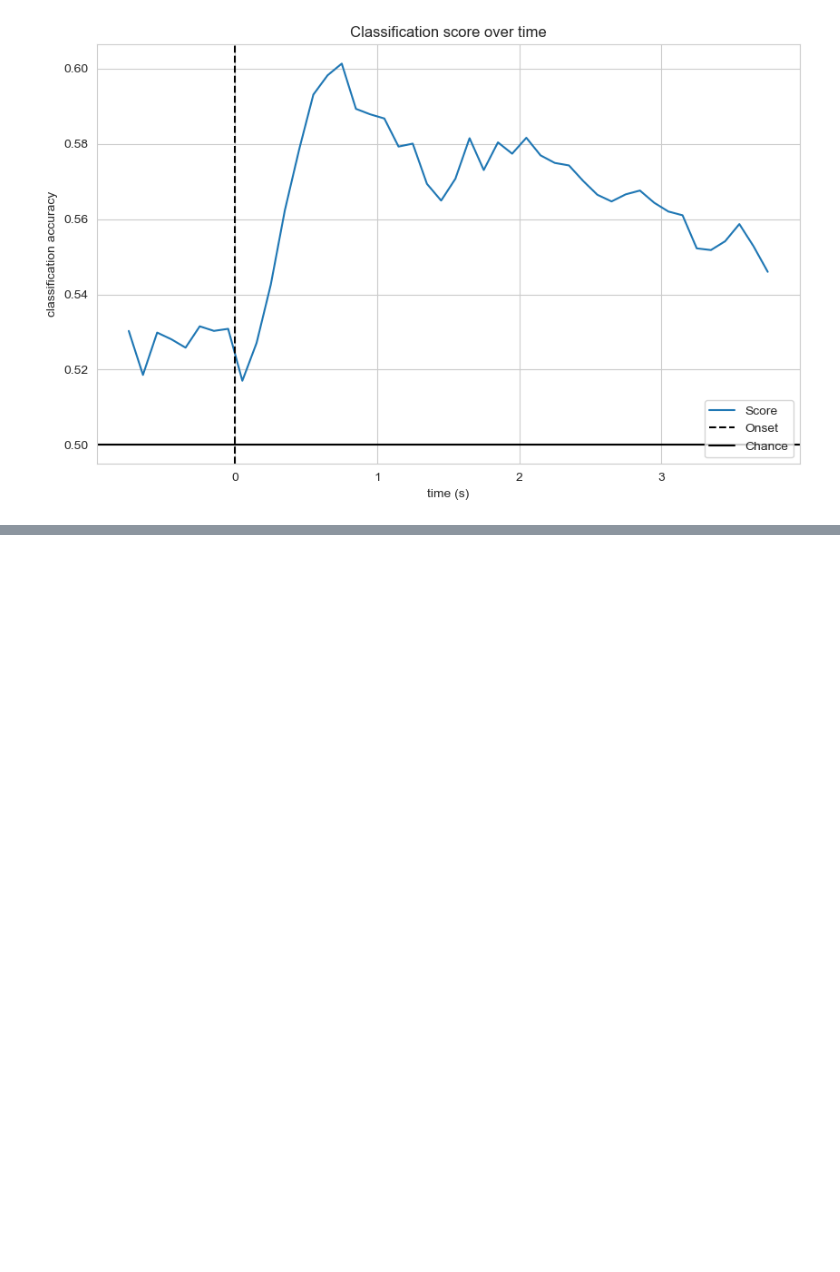
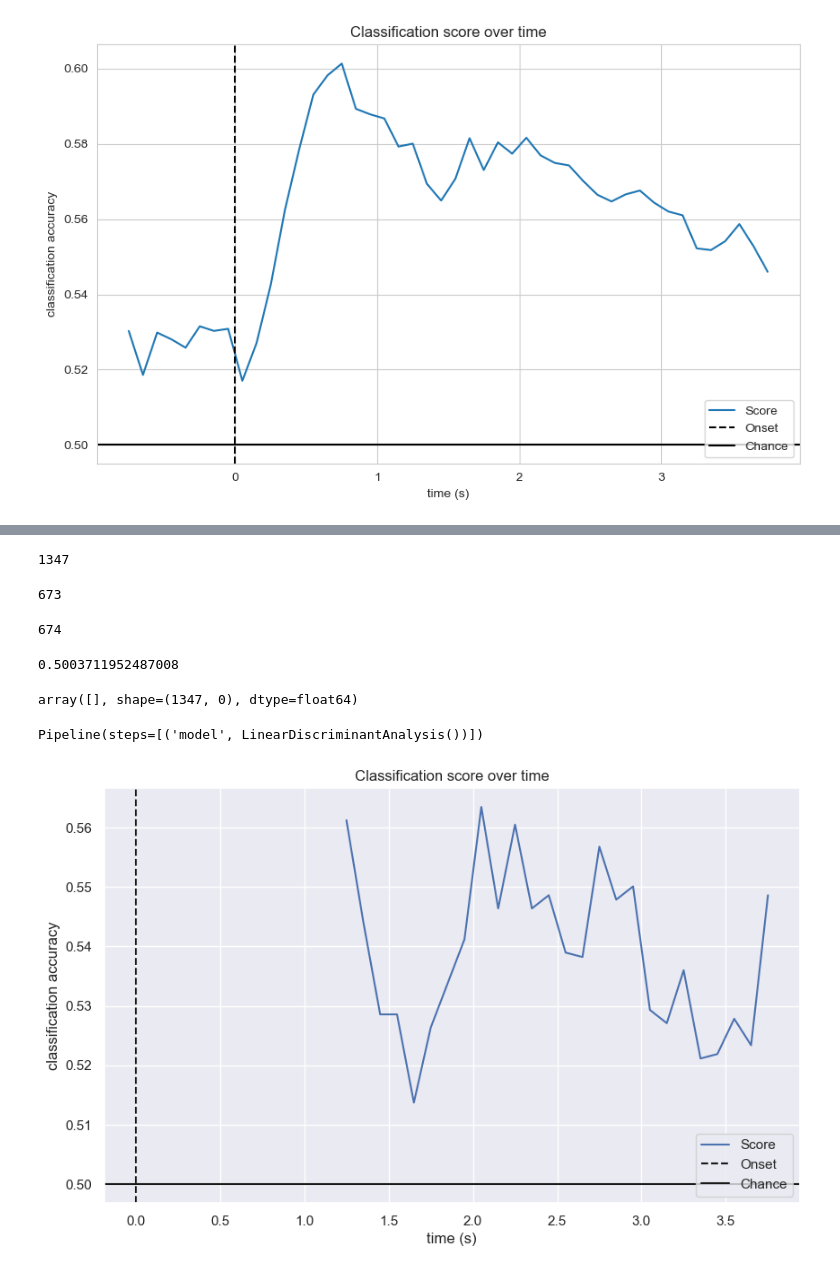
Before and after one commit to MasterExecuson/Data_Science, a Jupyter notebook: code/novos modelos e tratamentos de dados/TCC - epochs processing.ipynb, the cells around one changed output, grey strips where cells are left out. Cells and saved outputs as stored; diff of their text form; code cells hidden in the pictures; blank space fills up the shorter version.

```diff
--- a/code/novos modelos e tratamentos de dados/TCC - epochs processing.ipynb
+++ b/code/novos modelos e tratamentos de dados/TCC - epochs processing.ipynb
@@ -682,0 +1335,16 @@ for pipe in Pipes:
+# %%
+len(y_val)
+# %% [output]
+1347
+# %%
+np.sum(y_val)
+# %% [output]
+673
+# %%
+1347-673
+# %% [output]
+674
+# %%
+674/1347
+# %% [output]
+0.5003711952487008
@@ -682,0 +1356,42 @@ for pipe in Pipes:
+# %%
+pipe.processed_X_val[:, n : (n + w_length)]
+# %% [output]
+array([], shape=(1347, 0), dtype=float64)
+# %%
+results_val["lda_pca12_channel_csp4"]
+# %% [output]
+Pipeline(steps=[('model', LinearDiscriminantAnalysis())])
+# %%
+sfreq = raw.info["sfreq"]
+w_length = int(sfreq * 0.5)  # running classifier: window length
+w_step = int(sfreq * 0.1)  # running classifier: window step size
+w_start = np.arange(0, epochs_data_train.shape[2] - w_length, w_step)
+
+scores_windows = []
+
+
+# running classifier: test classifier on sliding window
+score_this_window = []
+for n in w_start:
+    transform_list = []
+    for event in X_val[:, :, n : (n + w_length)]:
+        transform_list.append(pca12_channel.transform(event.T))
+    transform_list = np.stack(transform_list, axis=2)
+    X_val_windoed_csp15 = pca12_channel_csp15.transform(transform_list.T)
+    score_this_window.append(results_val["lda_pca12_channel_csp15"].score(X_val_windoed_csp15, y_val))
+scores_windows.append(score_this_window)
+
+# Plot scores over time
+w_times = (w_start + w_length / 2.0) / sfreq + epochs_train.tmin
+
+plt.figure()
+plt.plot(w_times, np.mean(scores_windows, 0), label="Score")
+plt.axvline(0, linestyle="--", color="k", label="Onset")
+plt.axhline(0.5, linestyle="-", color="k", label="Chance")
+plt.xlabel("time (s)")
+plt.ylabel("classification accuracy")
+plt.title("Classification score over time")
+plt.legend(loc="lower right")
+plt.show()
+# %% [output]
+[figure, added]
```
Also changed, not shown: parts of 43 cells of this notebook.
